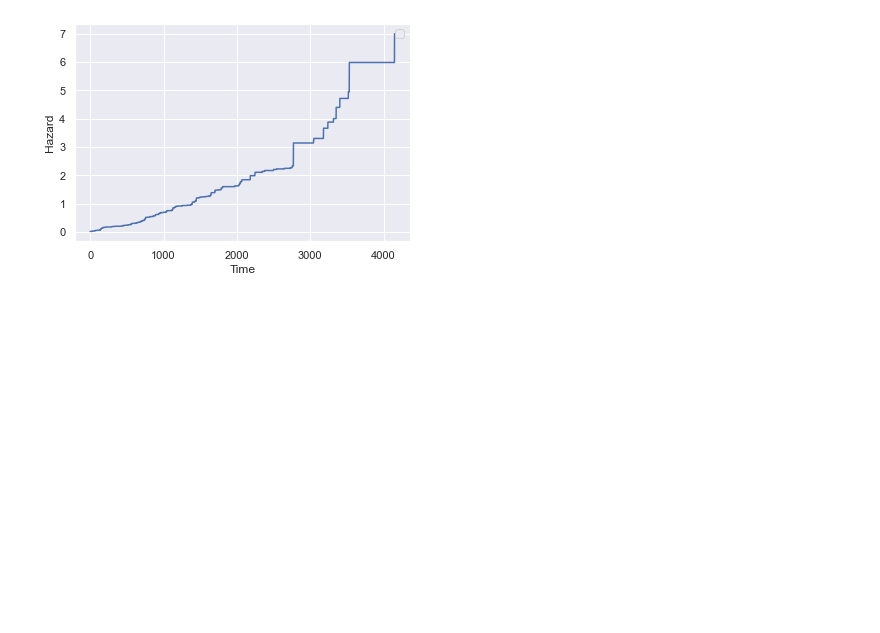
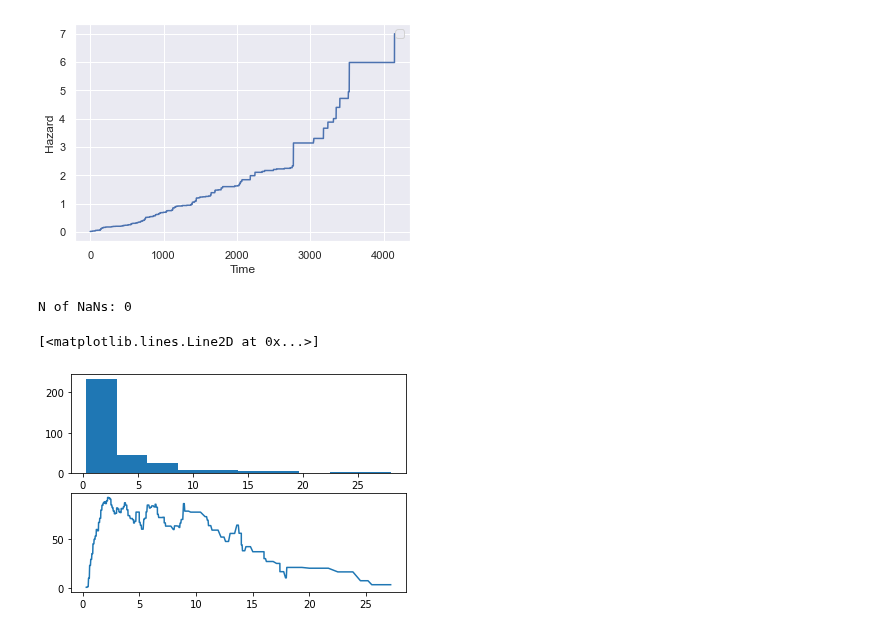
Before and after one commit to iuliivasilev/dev-survivors, a Jupyter notebook: demonstration/User-guide.ipynb, the cells around one changed output. Saved outputs shown, nothing was run; the diff lists cells and outputs as text; code cells hidden in the pictures; blank space fills up the shorter version.

```diff
--- a/demonstration/User-guide.ipynb
+++ b/demonstration/User-guide.ipynb
@@ -281,3 +281,37 @@ ax.legend()
 No artists with labels found to put in legend.  Note that artists whose label start with an underscore are ignored when legend() is called with no argument.
 <matplotlib.legend.Legend at 0x...>
 [figure]
+# %%
+def get_val_stat(x, y):
+    uniq_set = np.quantile(x, [i/float(1000) for i in range(1, 1000)])
+
+    uniq_set = np.round(uniq_set, 3)
+    attr_dicts = []
+
+    x_v = []
+    y_s = []
+
+    for value in uniq_set:
+        # Filter by attr value
+        ind = x >= value
+        left = y[np.where(ind)[0]]
+        right = y[np.where(~ind)[0]]
+        x_v.append(value)
+        y_s.append(logrank(left["time"], right["time"],
+                           left["cens"], right["cens"]))
+    return x_v, y_s
+# %%
+import matplotlib.pyplot as plt
+
+name_f = "bili"
+
+print(f"N of NaNs: {sum(X_train[name_f].isna())}")
+x_v, y_s = get_val_stat(X_train[name_f], y_train)
+
+fig, axs = plt.subplots(2, 1)
+axs[0].hist(X_train[name_f])
+axs[1].plot(x_v, y_s)
+# %% [output]
+N of NaNs: 0
+[<matplotlib.lines.Line2D at 0x...>]
+[figure, added]
```
